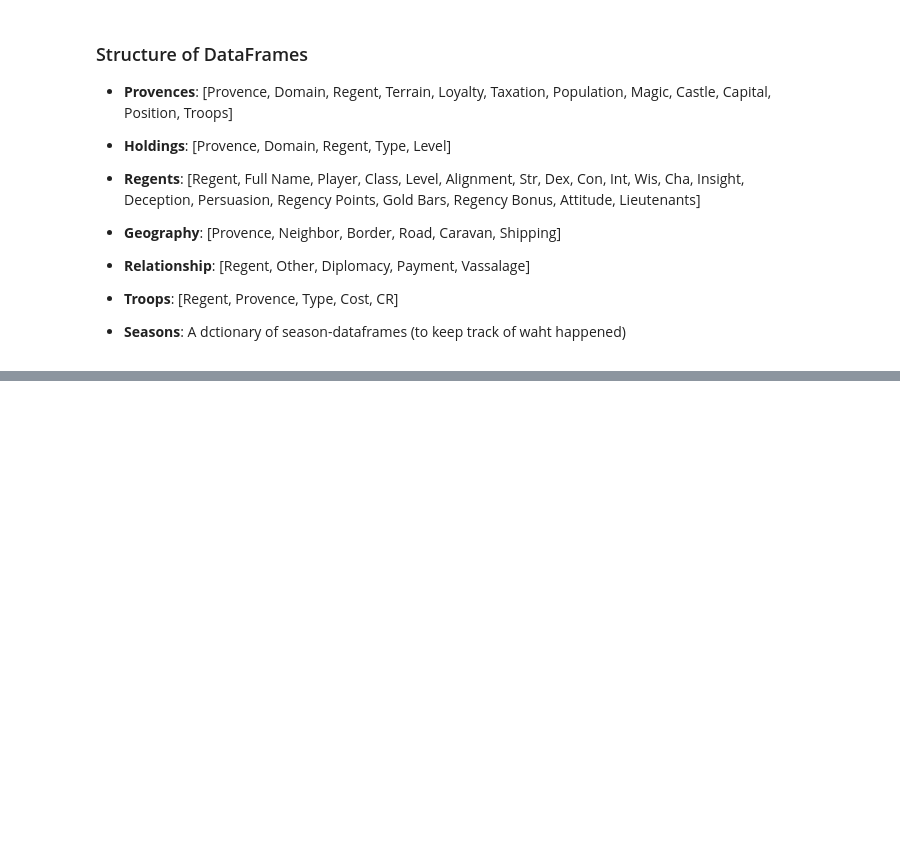
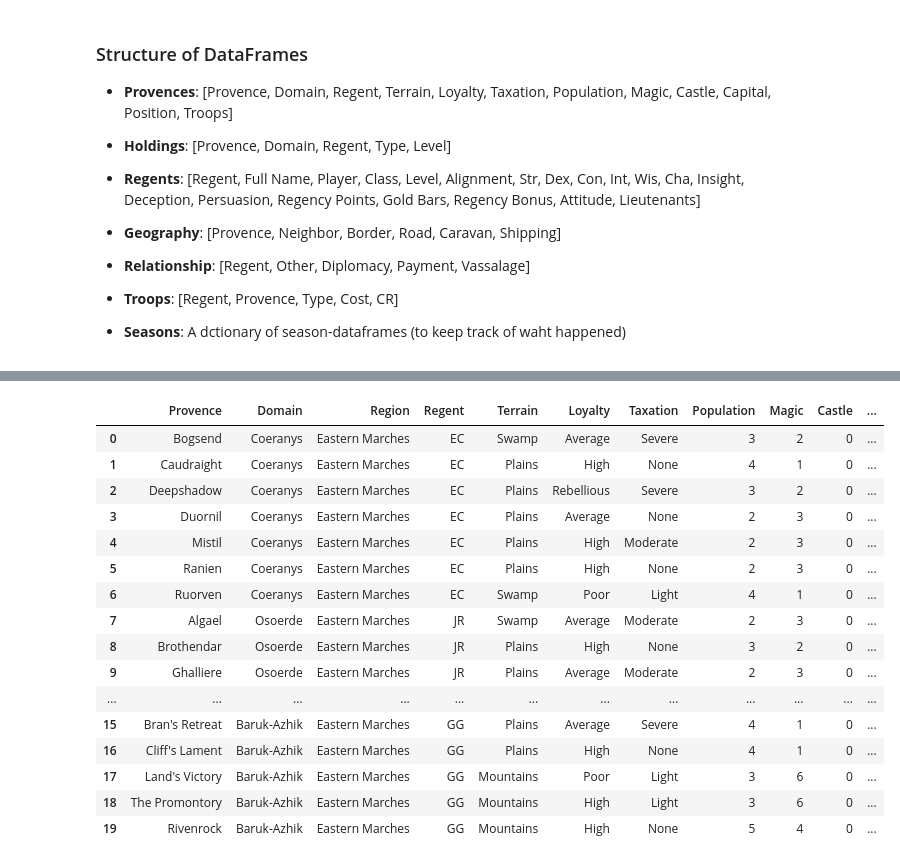
Before and after one commit to NeverForged/Regency, a Jupyter notebook: Code Testing.ipynb, the cells around one changed output, grey strips where cells are left out. Drawn from its saved outputs; the diff is of its cells as text; code cells hidden in the pictures; blank space fills up the shorter version.

Commit message:
Added Baruk-Azhik

```diff
--- a/Code Testing.ipynb
+++ b/Code Testing.ipynb
@@ -29 +46,28 @@ KeyError: -1
+# %%
+Game.random_events()
+Game.collect_regency_points()
+Game.domain_initiative()
+Game.collect_gold_bars()
+Game.maintenance_costs()
+
+clear_output()
+Game.Provences
+# %% [output]
+|  | Provence | Domain | Region | Regent | Terrain | Loyalty | Taxation | Population | Magic | Castle | ... |
+| 0 | Bogsend | Coeranys | Eastern Marches | EC | Swamp | Average | Severe | 3 | 2 | 0 | ... |
+| 1 | Caudraight | Coeranys | Eastern Marches | EC | Plains | High | None | 4 | 1 | 0 | ... |
+| 2 | Deepshadow | Coeranys | Eastern Marches | EC | Plains | Rebellious | Severe | 3 | 2 | 0 | ... |
+| 3 | Duornil | Coeranys | Eastern Marches | EC | Plains | Average | None | 2 | 3 | 0 | ... |
+| 4 | Mistil | Coeranys | Eastern Marches | EC | Plains | High | Moderate | 2 | 3 | 0 | ... |
+| 5 | Ranien | Coeranys | Eastern Marches | EC | Plains | High | None | 2 | 3 | 0 | ... |
+| 6 | Ruorven | Coeranys | Eastern Marches | EC | Swamp | Poor | Light | 4 | 1 | 0 | ... |
+| 7 | Algael | Osoerde | Eastern Marches | JR | Swamp | Average | Moderate | 2 | 3 | 0 | ... |
+| 8 | Brothendar | Osoerde | Eastern Marches | JR | Plains | High | None | 3 | 2 | 0 | ... |
+| 9 | Ghalliere | Osoerde | Eastern Marches | JR | Plains | Average | Moderate | 2 | 3 | 0 | ... |
+| ... | ... | ... | ... | ... | ... | ... | ... | ... | ... | ... | ... |
+| 15 | Bran's Retreat | Baruk-Azhik | Eastern Marches | GG | Plains | Average | Severe | 4 | 1 | 0 | ... |
+| 16 | Cliff's Lament | Baruk-Azhik | Eastern Marches | GG | Plains | High | None | 4 | 1 | 0 | ... |
+| 17 | Land's Victory | Baruk-Azhik | Eastern Marches | GG | Mountains | Poor | Light | 3 | 6 | 0 | ... |
+| 18 | The Promontory | Baruk-Azhik | Eastern Marches | GG | Mountains | High | Light | 3 | 6 | 0 | ... |
+| 19 | Rivenrock | Baruk-Azhik | Eastern Marches | GG | Mountains | High | None | 5 | 4 | 0 | ... |
 # %%
```
Also changed, not shown: parts of 6 cells of this notebook, 5 other files.
